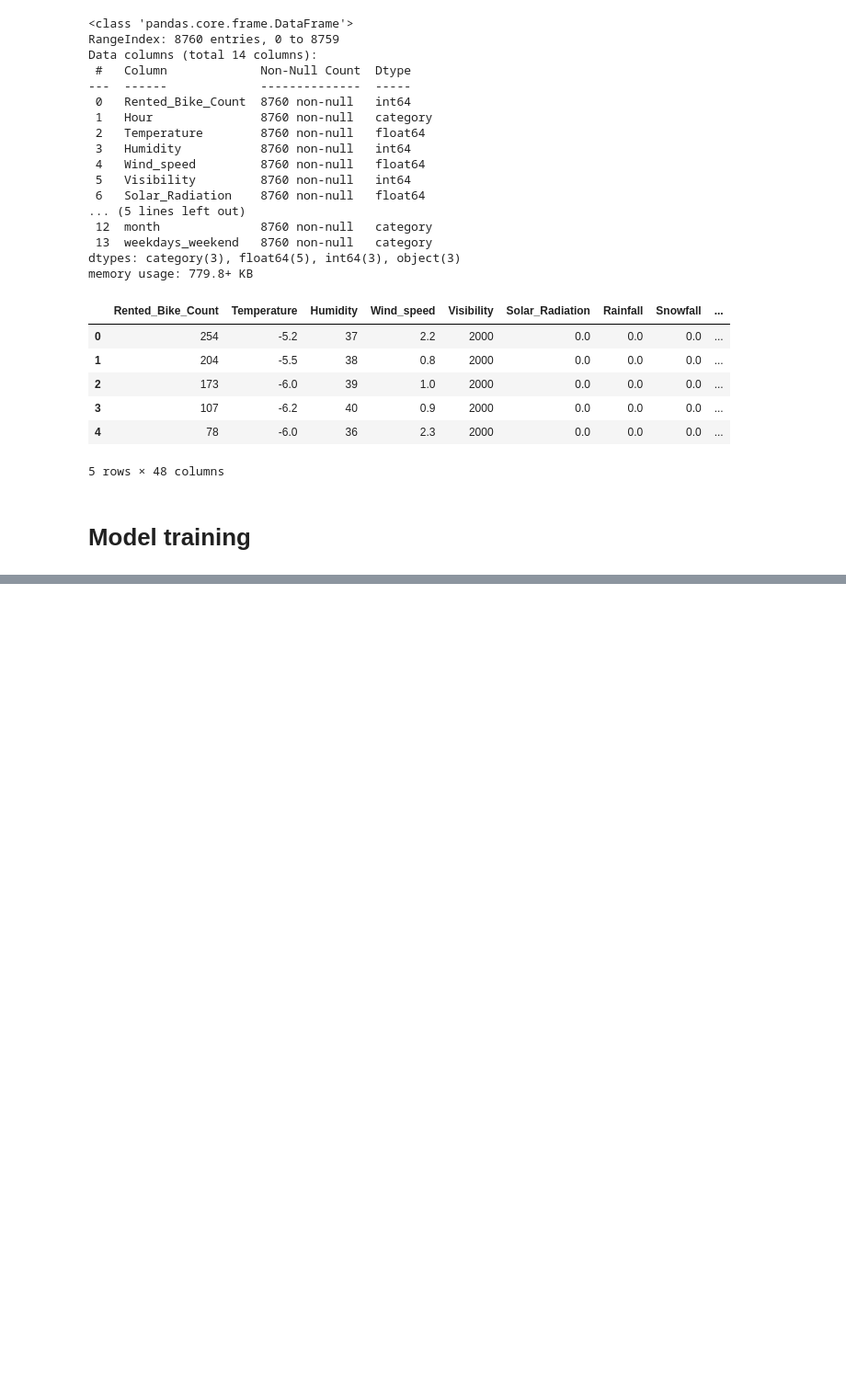
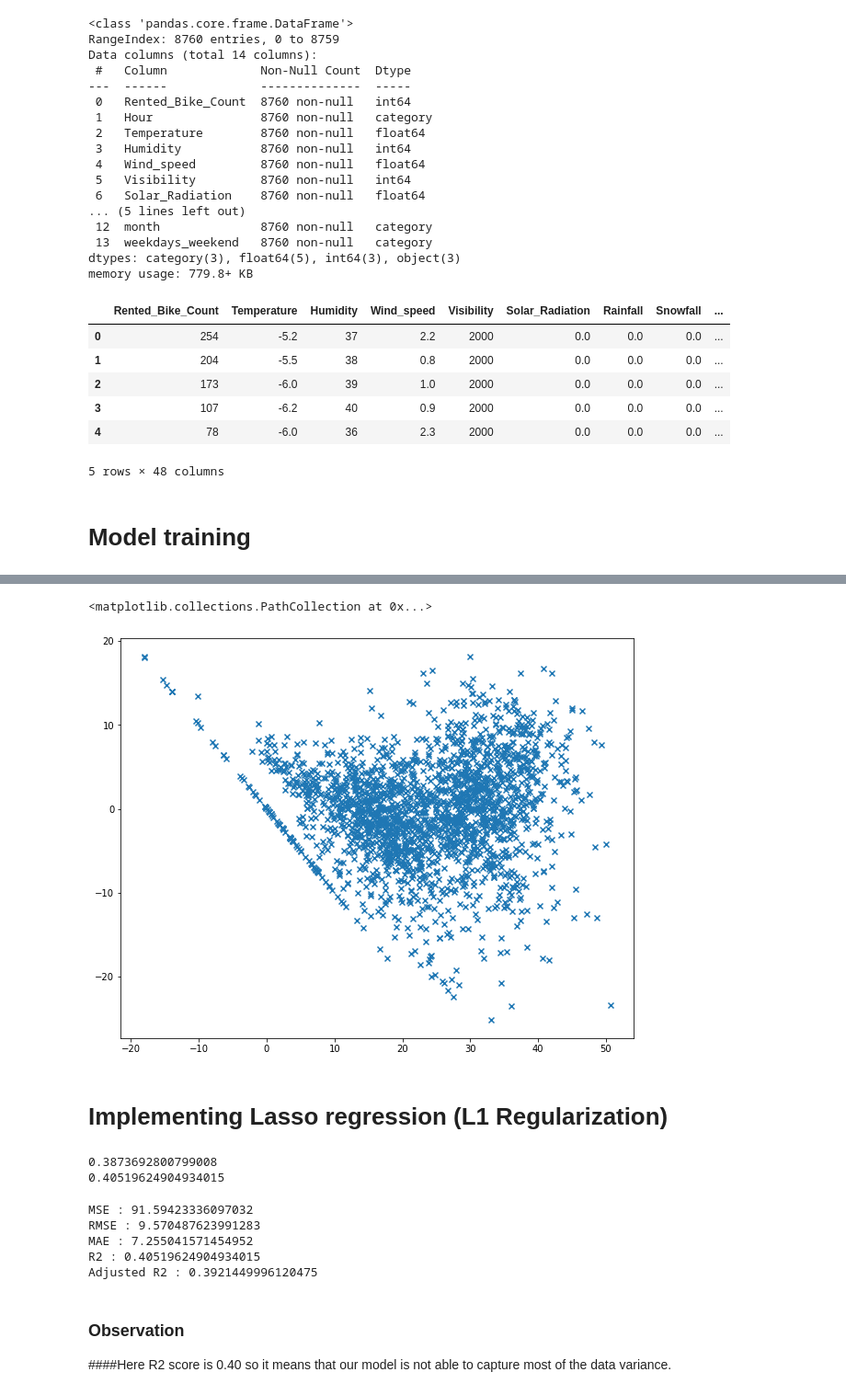
Before and after one commit to AnkitWalde/Bike-Sharing-Demand-Prediction, a Jupyter notebook: Bike_Sharing_Demand_Prediction_Capstone_Project_ipynb_Capstone_Project.ipynb, the cells around one changed output, grey strips where cells are left out. Shown at 92% size. Drawn from its saved outputs; the diff is of its cells as text; code cells hidden in the pictures; blank space fills up the shorter version.

```diff
--- a/Bike_Sharing_Demand_Prediction_Capstone_Project_ipynb_Capstone_Project.ipynb
+++ b/Bike_Sharing_Demand_Prediction_Capstone_Project_ipynb_Capstone_Project.ipynb
@@ -534,0 +700,20 @@ df1.head()
+# %%
+#Checking Heteroscadacity
+plt.figure(figsize=(10,8))
+plt.scatter((y_pred_test),(y_test)-(y_pred_test),marker="x")
+# %% [output]
+<matplotlib.collections.PathCollection at 0x...>
+[figure, added]
+# %% [markdown]
+#  **Implementing Lasso regression (L1 Regularization)**
+# %%
+# Initalizing lasso regression
+lasso = Lasso(alpha = 1, max_iter= 1000)
+lasso.fit(X_train, y_train)
+
+# Creating the model score
+print(lasso.score(X_test, y_test))
+print(lasso.score(X_train, y_train))
+# %% [output]
+0.3873692800799008
+0.40519624904934015
@@ -534,0 +724,33 @@ df1.head()
+# %%
+# Calculating Performance Metrics for train data
+
+# 1. MSE
+MSE = mean_squared_error((y_train), (y_pred_train_lasso))
+print('MSE :',MSE)
+
+# 2. RSME
+RMSE = np.sqrt(MSE)
+print("RMSE :",RMSE)
+
+#3. MAE
+MAE = mean_absolute_error((y_train), (y_pred_train_lasso))
+print('MAE :', MAE)
+
+# R2
+R2 = r2_score((y_train), (y_pred_train_lasso))
+print('R2 :', R2)
+
+# Adjusted R2
+Adj_R2 = (1-(1-r2_score(y_train, y_pred_train_lasso))*((X_test.shape[0]-1)/(X_test.shape[0]-X_test.shape[1]-1)))
+print( 'Adjusted R2 :', Adj_R2)
+# %% [output]
+MSE : 91.59423336097032
+RMSE : 9.570487623991283
+MAE : 7.255041571454952
+R2 : 0.40519624904934015
+Adjusted R2 : 0.3921449996120475
+# %% [markdown]
+### **Observation**
+
+
+####Here R2 score is 0.40 so it means that our model is not able to capture most of the data variance.
```
Also changed, not shown: parts of 56 cells of this notebook.
